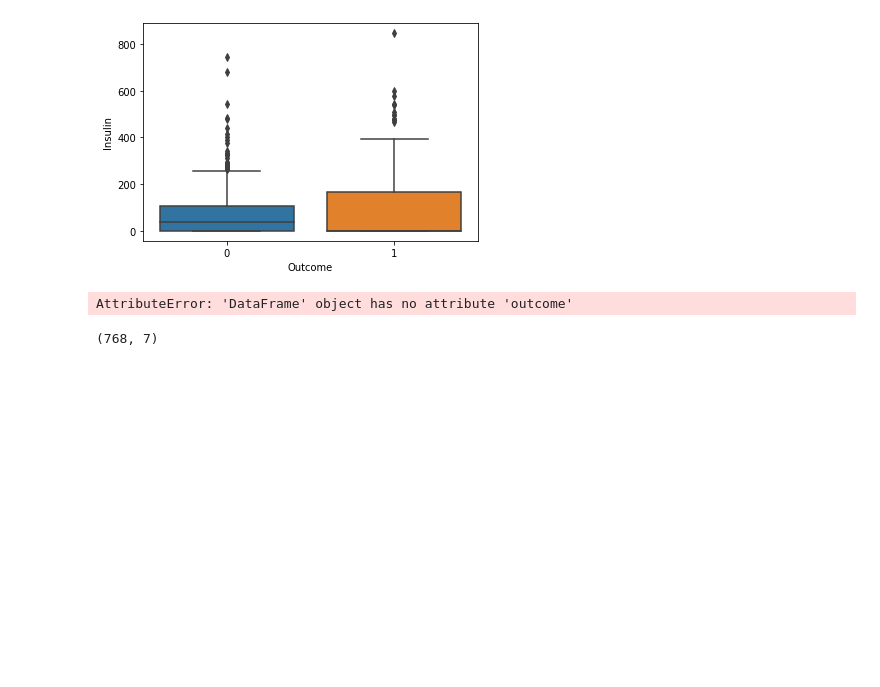
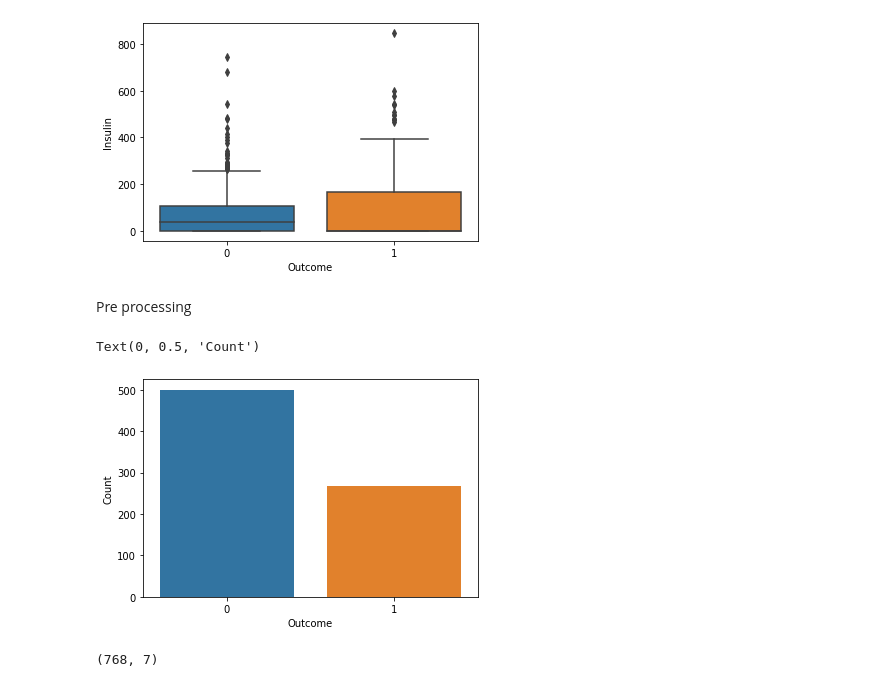
Before and after one commit to shreyjay0/diabetic-probability, a Jupyter notebook: svm-probability.ipynb, the cells around one changed output. Drawn from its saved outputs; the diff is of its cells as text; code cells hidden in the pictures; blank space fills up the shorter version.

Commit message:
data processing

```diff
--- a/svm-probability.ipynb
+++ b/svm-probability.ipynb
@@ -114,12 +116,15 @@ sns.boxplot(x="Outcome", y="Insulin", df=df)
 # %% [output]
 <AxesSubplot:xlabel='Outcome', ylabel='Insulin'>
 [figure]
+# %% [markdown]
+Pre processing
 # %%
-sns.countplot(df.outcome)
-pyplot.Xlabel('Outcome')
-pyplot.Ylabel('Count')
+sns.countplot(df.Outcome)
+pyplot.xlabel('Outcome')
+pyplot.ylabel('Count')
 # %% [output]
-AttributeError: 'DataFrame' object has no attribute 'outcome'
+Text(0, 0.5, 'Count')
+[figure, added]
 # %%
 df  =  df.drop ( 'Insulin' ,  axis = 1 )
 df  =  df.drop ( 'SkinThickness' ,  axis = 1 )
```
Also changed, not shown: parts of 1 cell of this notebook.
